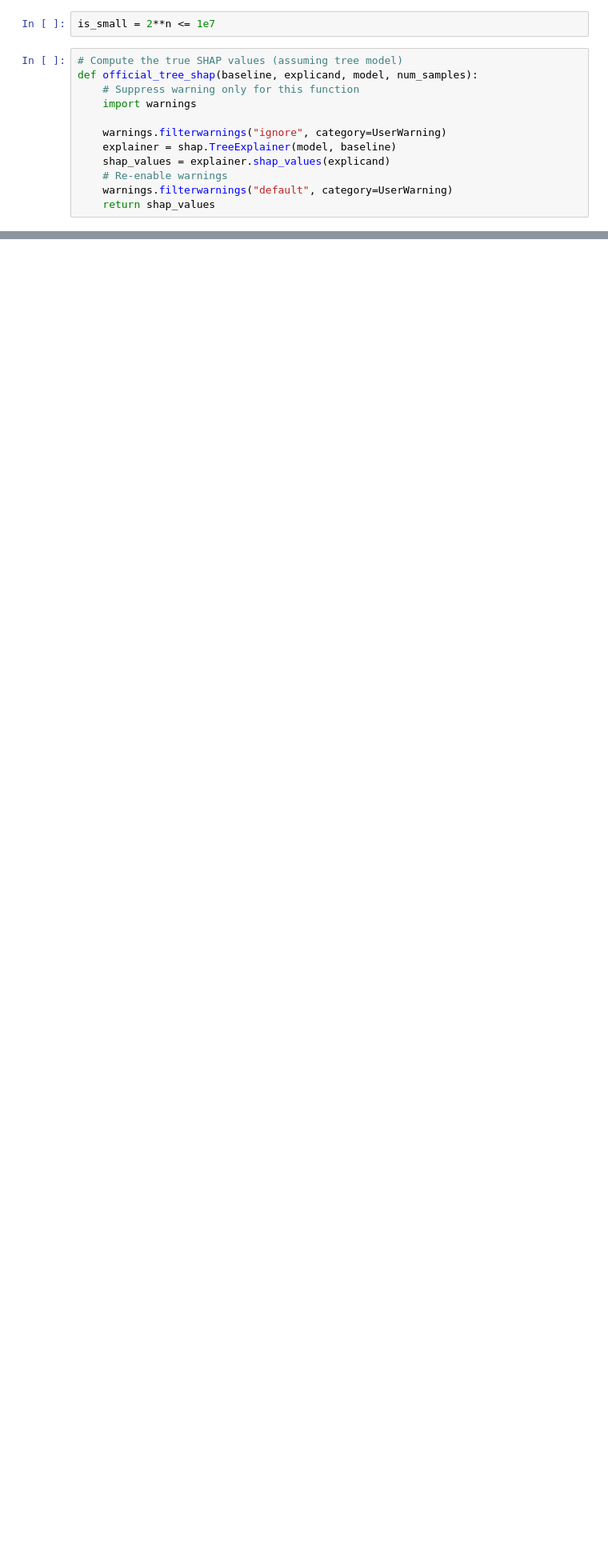
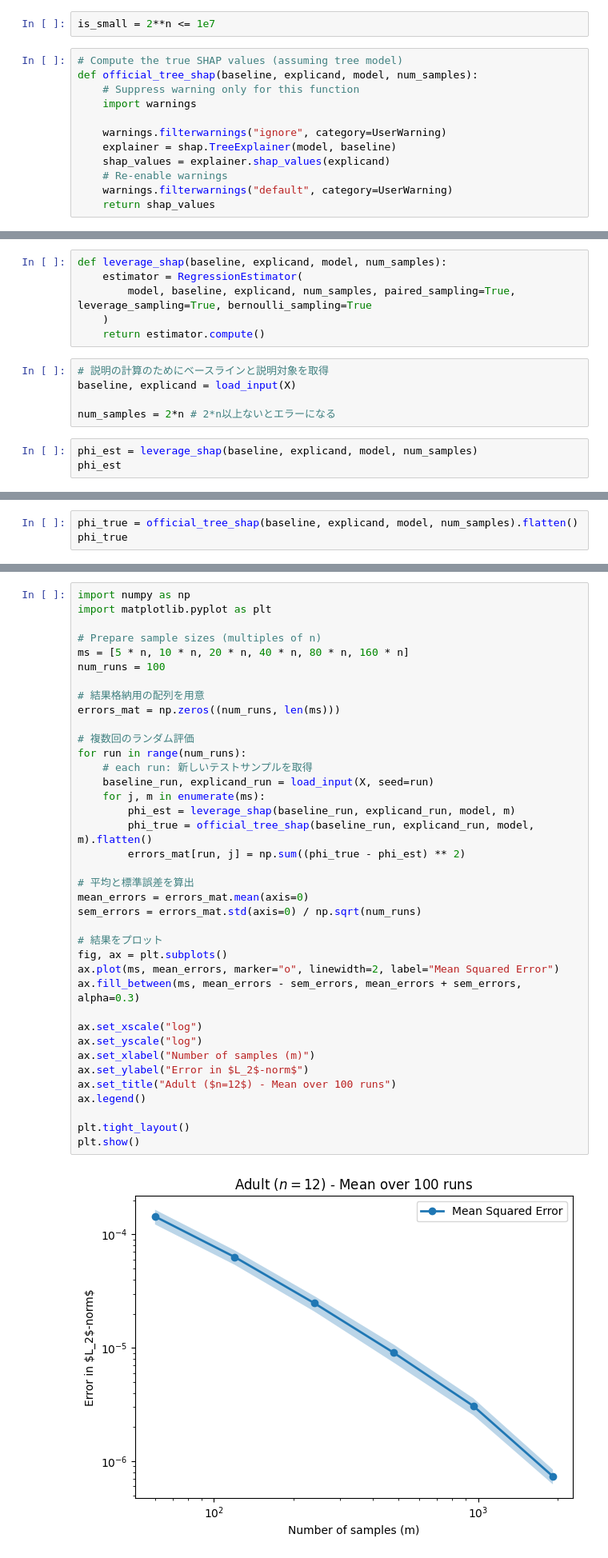
Before and after one commit to yaakitori/leverageshap_test, a Jupyter notebook: test.ipynb, the cells around one changed output, grey strips where cells are left out. Shown: that part at 80% size. Cells and saved outputs as stored; diff of their text form; blank space fills up the shorter version.

Commit message:
leverageshap\leverageshap\estimators\regression.pyにコメントを追加。 leverageshap\test.ipynbで論文通り動作するかテストを行った。

```diff
--- a/test.ipynb
+++ b/test.ipynb
@@ -118,0 +342,14 @@ small_setup = {}
+# %%
+def leverage_shap(baseline, explicand, model, num_samples):
+    estimator = RegressionEstimator(
+        model, baseline, explicand, num_samples, paired_sampling=True, leverage_sampling=True, bernoulli_sampling=True
+    )
+    return estimator.compute()
+# %%
+# 説明の計算のためにベースラインと説明対象を取得
+baseline, explicand = load_input(X)
+
+num_samples = 2*n # 2*n以上ないとエラーになる
+# %%
+phi_est = leverage_shap(baseline, explicand, model, num_samples)
+phi_est
@@ -118,0 +360,3 @@ small_setup = {}
+# %%
+phi_true = official_tree_shap(baseline, explicand, model, num_samples).flatten()
+phi_true
@@ -118,0 +374,40 @@ small_setup = {}
+# %%
+import numpy as np
+import matplotlib.pyplot as plt
+
+# Prepare sample sizes (multiples of n)
+ms = [5 * n, 10 * n, 20 * n, 40 * n, 80 * n, 160 * n]
+num_runs = 100
+
+# 結果格納用の配列を用意
+errors_mat = np.zeros((num_runs, len(ms)))
+
+# 複数回のランダム評価
+for run in range(num_runs):
+    # each run: 新しいテストサンプルを取得
+    baseline_run, explicand_run = load_input(X, seed=run)
+    for j, m in enumerate(ms):
+        phi_est = leverage_shap(baseline_run, explicand_run, model, m)
+        phi_true = official_tree_shap(baseline_run, explicand_run, model, m).flatten()
+        errors_mat[run, j] = np.sum((phi_true - phi_est) ** 2)
+
+# 平均と標準誤差を算出
+mean_errors = errors_mat.mean(axis=0)
+sem_errors = errors_mat.std(axis=0) / np.sqrt(num_runs)
+
+# 結果をプロット
+fig, ax = plt.subplots()
+ax.plot(ms, mean_errors, marker="o", linewidth=2, label="Mean Squared Error")
+ax.fill_between(ms, mean_errors - sem_errors, mean_errors + sem_errors, alpha=0.3)
+
+ax.set_xscale("log")
+ax.set_yscale("log")
+ax.set_xlabel("Number of samples (m)")
+ax.set_ylabel("Error in $L_2$-norm$")
+ax.set_title("Adult ($n=12$) - Mean over 100 runs")
+ax.legend()
+
+plt.tight_layout()
+plt.show()
+# %% [output]
+[figure, added]
```
Also changed, not shown: parts of 11 cells of this notebook, 5 other files.
